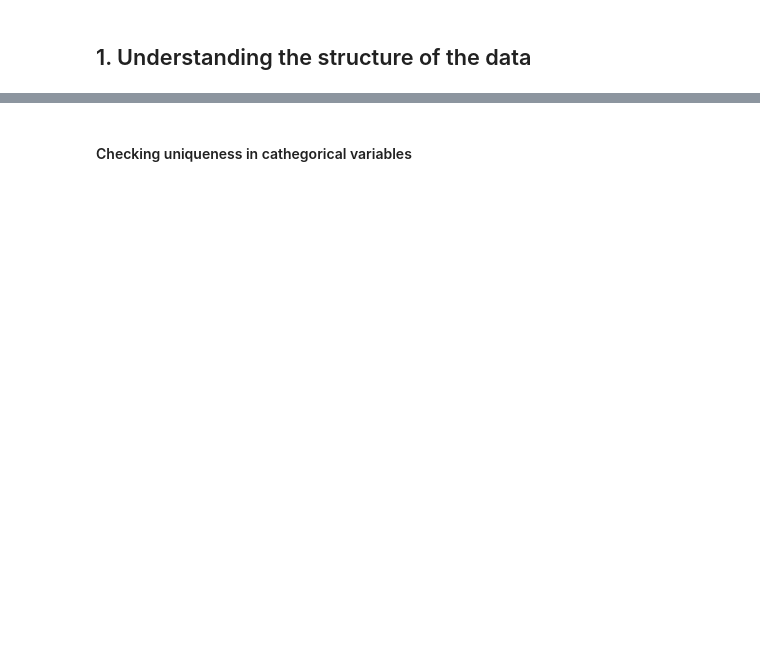
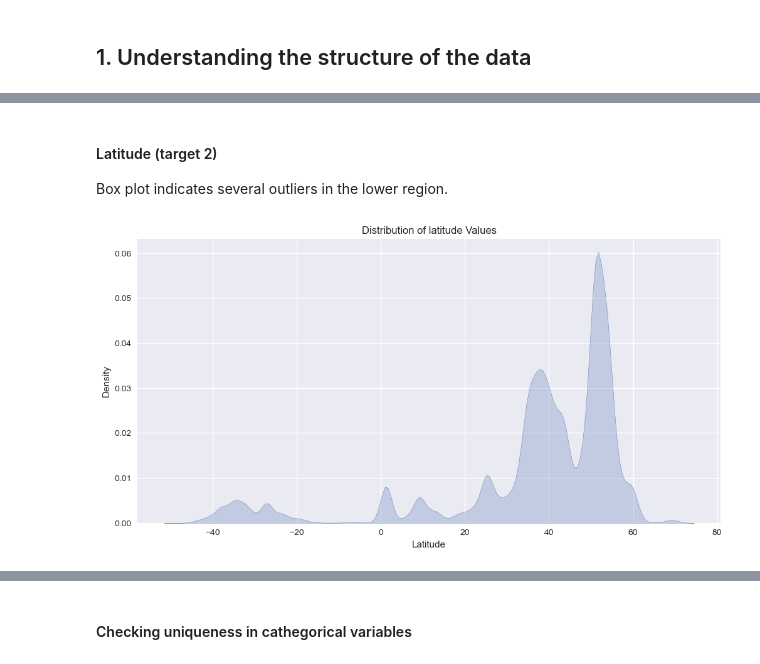
Before and after one commit to ThomasNitsche99/A-laget-ML-bajas, a Jupyter notebook: notebooks/long_notebook copy.ipynb, the cells around one changed output, grey strips where cells are left out. Cells and saved outputs as stored; diff of their text form; code cells hidden in the pictures; blank space fills up the shorter version.

```diff
--- a/notebooks/long_notebook copy.ipynb
+++ b/notebooks/long_notebook copy.ipynb
@@ -87,0 +139,16 @@ See that the cathegorical variables are vesselType and HomePort, these need to b
+# %% [markdown]
+#### Latitude (target 2)
+
+Box plot indicates several outliers in the lower region.
+# %%
+fig, ax = plt.subplots(figsize=(12, 6), dpi=100)
+
+# KDE plot of raw longitude values
+sns.kdeplot(train['latitude'].rename('Latitude'), shade=True, ax=ax)
+ax.set_title('Distribution of latitude Values')
+ax.set_xlabel('Latitude')
+ax.set_ylabel('Density')
+
+plt.show()
+# %% [output]
+[figure, added]
```
Also changed, not shown: parts of 57 cells of this notebook.
